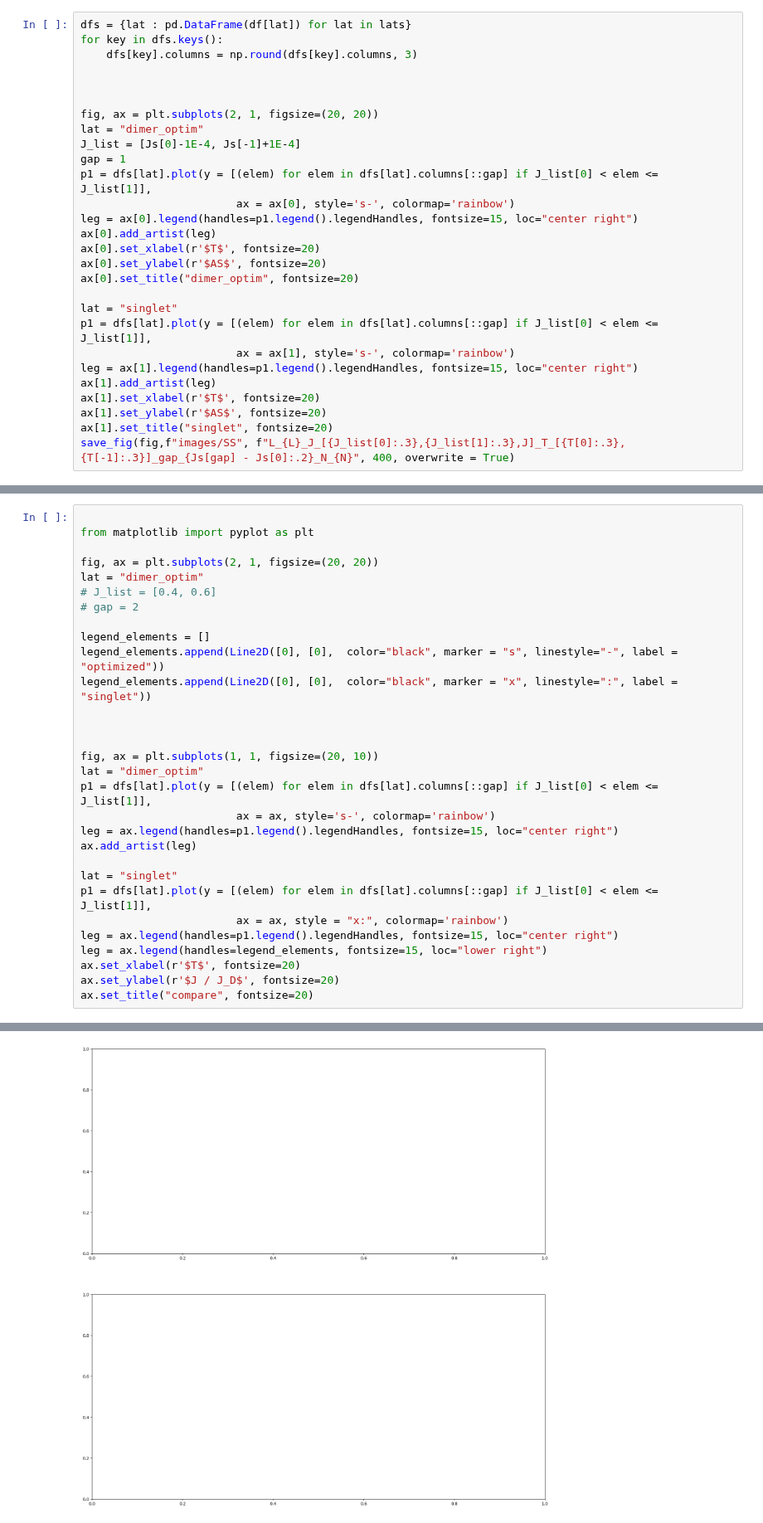
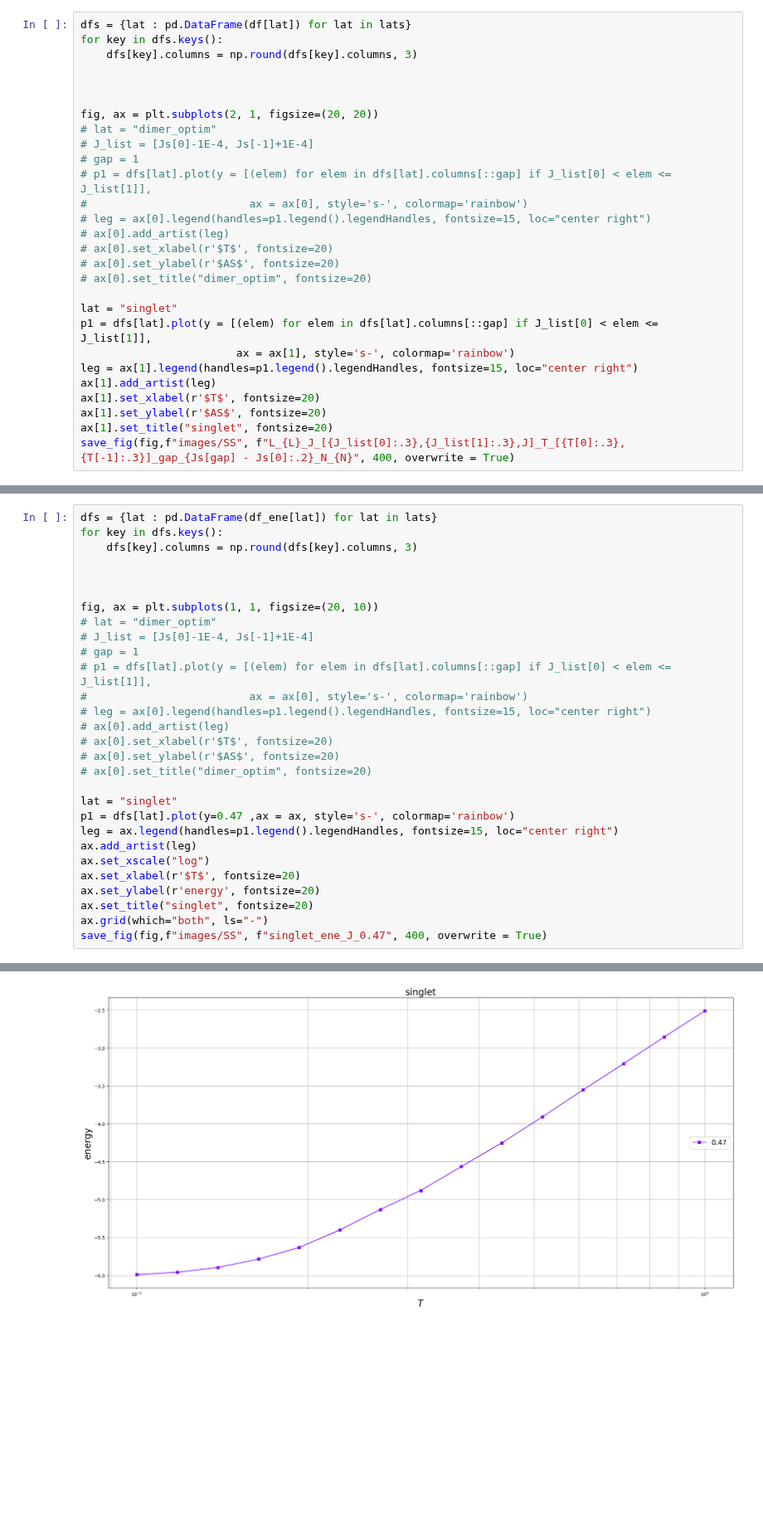
Before and after one commit to MKrbm/worms, a Jupyter notebook: python/graph/scratch.ipynb, the cells around one changed output, grey strips where cells are left out. Shown at 83% size. Saved outputs shown, nothing was run; the diff lists cells and outputs as text; blank space fills up the shorter version.

```diff
--- a/python/graph/scratch.ipynb
+++ b/python/graph/scratch.ipynb
@@ -86,16 +113,16 @@ for key in dfs.keys():
 
 
 fig, ax = plt.subplots(2, 1, figsize=(20, 20))
-lat = "dimer_optim"
-J_list = [Js[0]-1E-4, Js[-1]+1E-4]
-gap = 1
-p1 = dfs[lat].plot(y = [(elem) for elem in dfs[lat].columns[::gap] if J_list[0] < elem <= J_list[1]],
-                        ax = ax[0], style='s-', colormap='rainbow')
-leg = ax[0].legend(handles=p1.legend().legendHandles, fontsize=15, loc="center right")
-ax[0].add_artist(leg)
-ax[0].set_xlabel(r'$T$', fontsize=20)
-ax[0].set_ylabel(r'$AS$', fontsize=20)
-ax[0].set_title("dimer_optim", fontsize=20)
+# lat = "dimer_optim"
+# J_list = [Js[0]-1E-4, Js[-1]+1E-4]
+# gap = 1
+# p1 = dfs[lat].plot(y = [(elem) for elem in dfs[lat].columns[::gap] if J_list[0] < elem <= J_list[1]],
+#                         ax = ax[0], style='s-', colormap='rainbow')
+# leg = ax[0].legend(handles=p1.legend().legendHandles, fontsize=15, loc="center right")
+# ax[0].add_artist(leg)
+# ax[0].set_xlabel(r'$T$', fontsize=20)
+# ax[0].set_ylabel(r'$AS$', fontsize=20)
+# ax[0].set_title("dimer_optim", fontsize=20)
 
 lat = "singlet"
 p1 = dfs[lat].plot(y = [(elem) for elem in dfs[lat].columns[::gap] if J_list[0] < elem <= J_list[1]],
@@ -109,33 +136,32 @@ save_fig(fig,f"images/SS", f"L_{L}_J_[{J_list[0]:.3},{J_list[1]:.3},J]_T_[{T[0]:
 # %% [output]
 [figure]
 # %%
-
-from matplotlib import pyplot as plt
-
-fig, ax = plt.subplots(2, 1, figsize=(20, 20))
-lat = "dimer_optim"
-# J_list = [0.4, 0.6]
-# gap = 2
-
-legend_elements = []
-legend_elements.append(Line2D([0], [0],  color="black", marker = "s", linestyle="-", label = "optimized"))
-legend_elements.append(Line2D([0], [0],  color="black", marker = "x", linestyle=":", label = "singlet"))
+dfs = {lat : pd.DataFrame(df_ene[lat]) for lat in lats}
+for key in dfs.keys():
+    dfs[key].columns = np.round(dfs[key].columns, 3)
 
 
 
 fig, ax = plt.subplots(1, 1, figsize=(20, 10))
-lat = "dimer_optim"
-p1 = dfs[lat].plot(y = [(elem) for elem in dfs[lat].columns[::gap] if J_list[0] < elem <= J_list[1]],
-                        ax = ax, style='s-', colormap='rainbow')
+# lat = "dimer_optim"
+# J_list = [Js[0]-1E-4, Js[-1]+1E-4]
+# gap = 1
+# p1 = dfs[lat].plot(y = [(elem) for elem in dfs[lat].columns[::gap] if J_list[0] < elem <= J_list[1]],
+#                         ax = ax[0], style='s-', colormap='rainbow')
+# leg = ax[0].legend(handles=p1.legend().legendHandles, fontsize=15, loc="center right")
+# ax[0].add_artist(leg)
+# ax[0].set_xlabel(r'$T$', fontsize=20)
+# ax[0].set_ylabel(r'$AS$', fontsize=20)
+# ax[0].set_title("dimer_optim", fontsize=20)
+
+lat = "singlet"
+p1 = dfs[lat].plot(y=0.47 ,ax = ax, style='s-', colormap='rainbow')
 leg = ax.legend(handles=p1.legend().legendHandles, fontsize=15, loc="center right")
 ax.add_artist(leg)
-
-lat = "singlet"
-p1 = dfs[lat].plot(y = [(elem) for elem in dfs[lat].columns[::gap] if J_list[0] < elem <= J_list[1]],
-                        ax = ax, style = "x:", colormap='rainbow')
-leg = ax.legend(handles=p1.legend().legendHandles, fontsize=15, loc="center right")
-leg = ax.legend(handles=legend_elements, fontsize=15, loc="lower right")
+ax.set_xscale("log")
 ax.set_xlabel(r'$T$', fontsize=20)
-ax.set_ylabel(r'$J / J_D$', fontsize=20)
-ax.set_title("compare", fontsize=20)
+ax.set_ylabel(r'energy', fontsize=20)
+ax.set_title("singlet", fontsize=20)
+ax.grid(which="both", ls="-")
+save_fig(fig,f"images/SS", f"singlet_ene_J_0.47", 400, overwrite = True)
 # %% [output]
@@ -143 +168 @@ Text(0.5, 1.0, 'compare')
-[figure, old version]
+[figure, new version]
```
Also changed, not shown: parts of 8 cells of this notebook.
